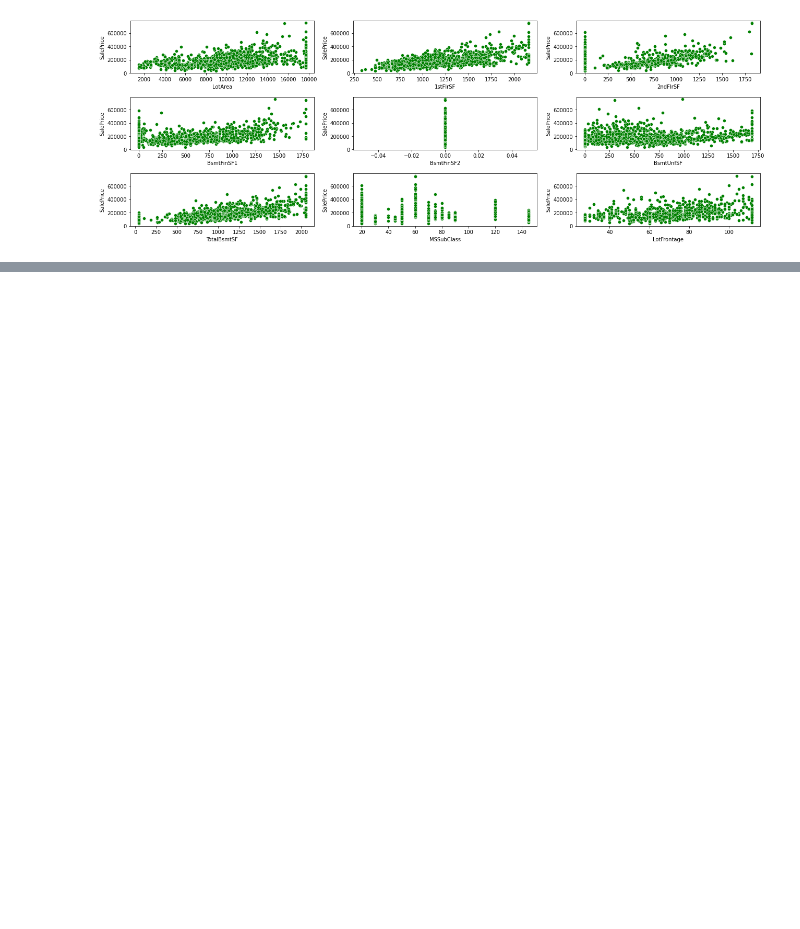
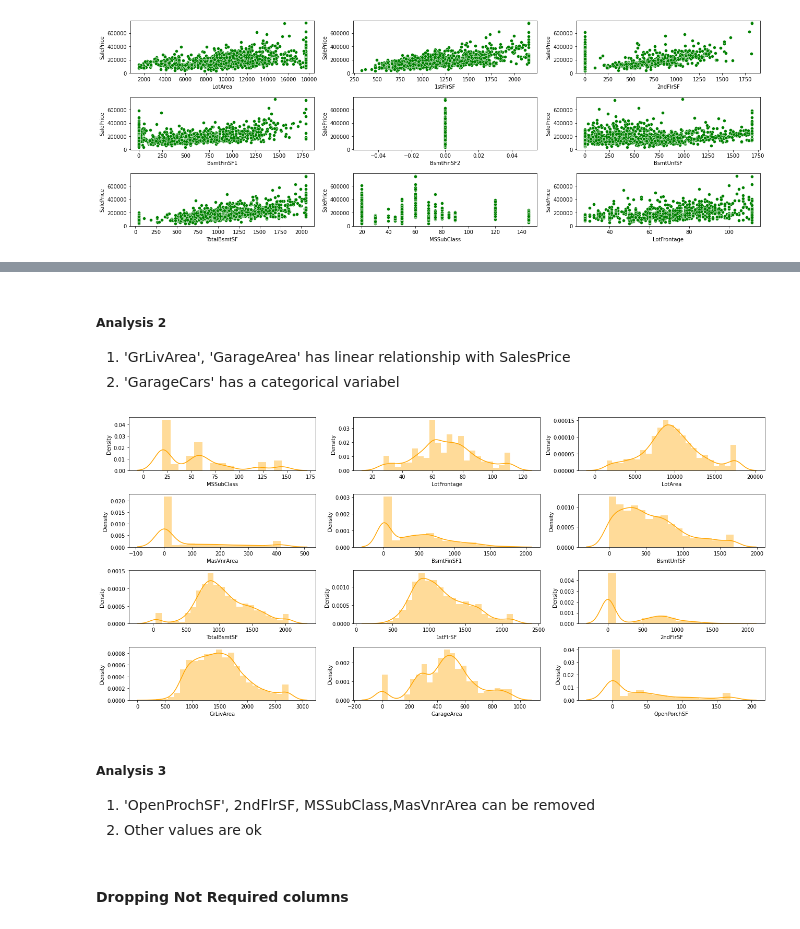
Before and after one commit to samrich76/Advanced-Regression-Assignment, a Jupyter notebook: Australian_market_Predict.ipynb, the cells around one changed output, grey strips where cells are left out. Cells and saved outputs as stored; diff of their text form; code cells hidden in the pictures; blank space fills up the shorter version.

```diff
--- a/Australian_market_Predict.ipynb
+++ b/Australian_market_Predict.ipynb
@@ -296,0 +337,23 @@ for col in cols:
+# %% [markdown]
+##### Analysis 2
+1. 'GrLivArea',  'GarageArea' has linear relationship with SalesPrice
+2. 'GarageCars' has a categorical variabel
+# %%
+fig=plt.subplots(figsize=(18, 18))
+# change int columns to category
+cols = ['MSSubClass', 'LotFrontage', 'LotArea', 'MasVnrArea', 'BsmtFinSF1','BsmtUnfSF', 'TotalBsmtSF', '1stFlrSF', '2ndFlrSF','GrLivArea', 'GarageArea', 'OpenPorchSF']
+
+i = 0
+for col in cols:
+    plt.subplot(9, 3, i+1)
+    sns.distplot(housing_data[col], color='Orange')
+    plt.tight_layout()
+    i = i +1;
+# %% [output]
+[figure, added]
+# %% [markdown]
+##### Analysis 3
+1. 'OpenProchSF', 2ndFlrSF, MSSubClass,MasVnrArea can be removed
+2. Other values are ok
+# %% [markdown]
+#### Dropping Not Required columns
```
Also changed, not shown: parts of 56 cells of this notebook.
